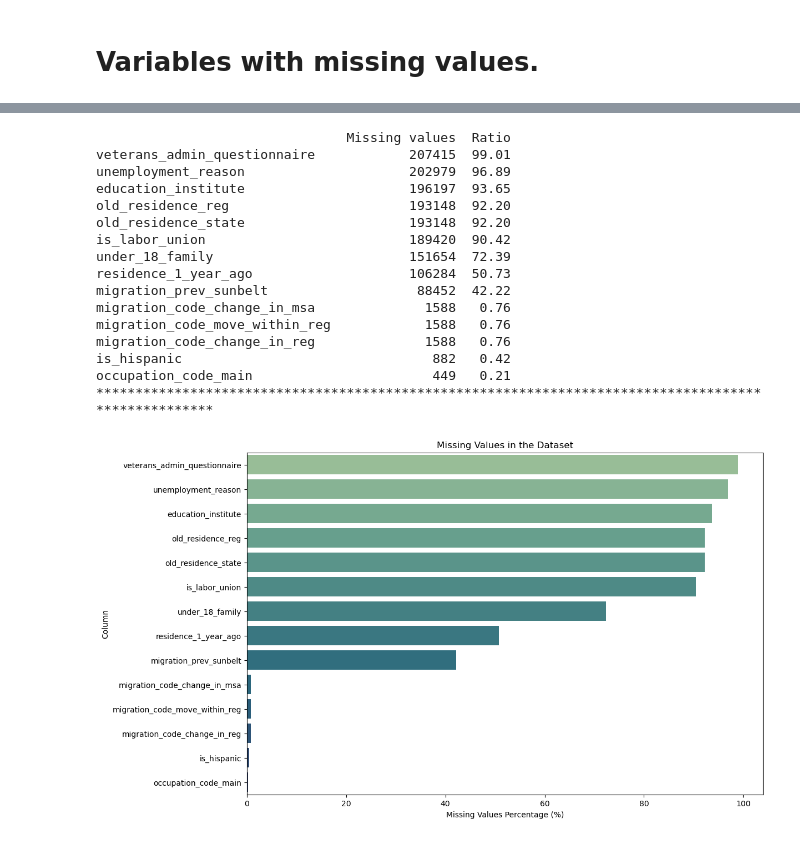
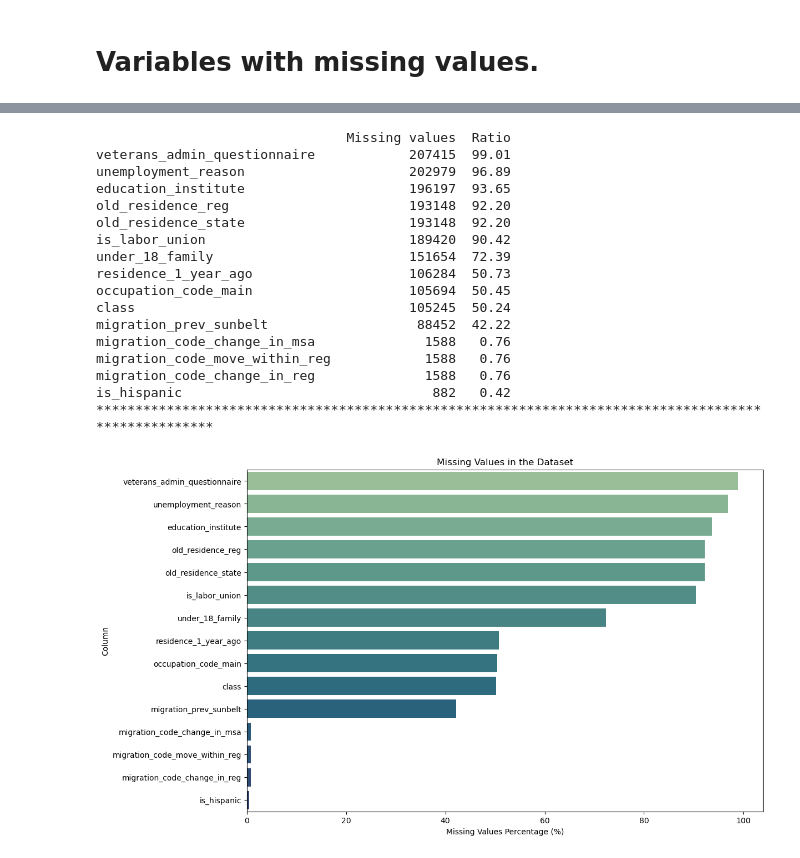
Before and after one commit to soodkunal/income-prediction, a Jupyter notebook: us 20 century.ipynb, the cells around one changed output, grey strips where cells are left out. Saved outputs shown, nothing was run; the diff lists cells and outputs as text; code cells hidden in the pictures.

```diff
--- a/us 20 century.ipynb
+++ b/us 20 century.ipynb
@@ -212,39 +107,41 @@ train_df[train_df["class"].isnull()].head(5)
 # %%
+# Having a look at the variables with missing values.
+import seaborn as sns
 import matplotlib.pyplot as plt
-import seaborn as sns
 def missing_values(df):
     na_columns_ = [col for col in df.columns if df[col].isnull().sum()>0]
     n_miss = df[na_columns_].isnull().sum().sort_values(ascending=False)
     ratio_ = (df[na_columns_].isnull().sum()/df.shape[0]*100).sort_values(ascending=False)
     missing_df = pd.concat([n_miss, np.round(ratio_,2)], axis=1,keys=["Missing values", "Ratio"])
     missing_df= pd.DataFrame(missing_df)
     print(missing_df)
     print('*'*100)
 
     plt.figure(figsize=(12, 8))
     ax = sns.barplot(x="Ratio", y=missing_df.index, data=missing_df, palette="crest")
     ax.set(xlabel="Missing Values Percentage (%)", ylabel="Column",
         title=f"Missing Values in the Dataset")
     plt.show()
 
-missing_values(train_df)
+missing_values(data)
 # %% [output]
                                 Missing values  Ratio
 veterans_admin_questionnaire            207415  99.01
 unemployment_reason                     202979  96.89
 education_institute                     196197  93.65
 old_residence_reg                       193148  92.20
 old_residence_state                     193148  92.20
 is_labor_union                          189420  90.42
 under_18_family                         151654  72.39
 residence_1_year_ago                    106284  50.73
+occupation_code_main                    105694  50.45
+class                                   105245  50.24
 migration_prev_sunbelt                   88452  42.22
 migration_code_change_in_msa              1588   0.76
 migration_code_move_within_reg            1588   0.76
 migration_code_change_in_reg              1588   0.76
 is_hispanic                                882   0.42
-occupation_code_main                       449   0.21
 ****************************************************************************************************
-[figure, old version]
+[figure, new version]
 # %%
 from sklearn.impute import SimpleImputer
```
Also changed, not shown: parts of 27 cells of this notebook.
